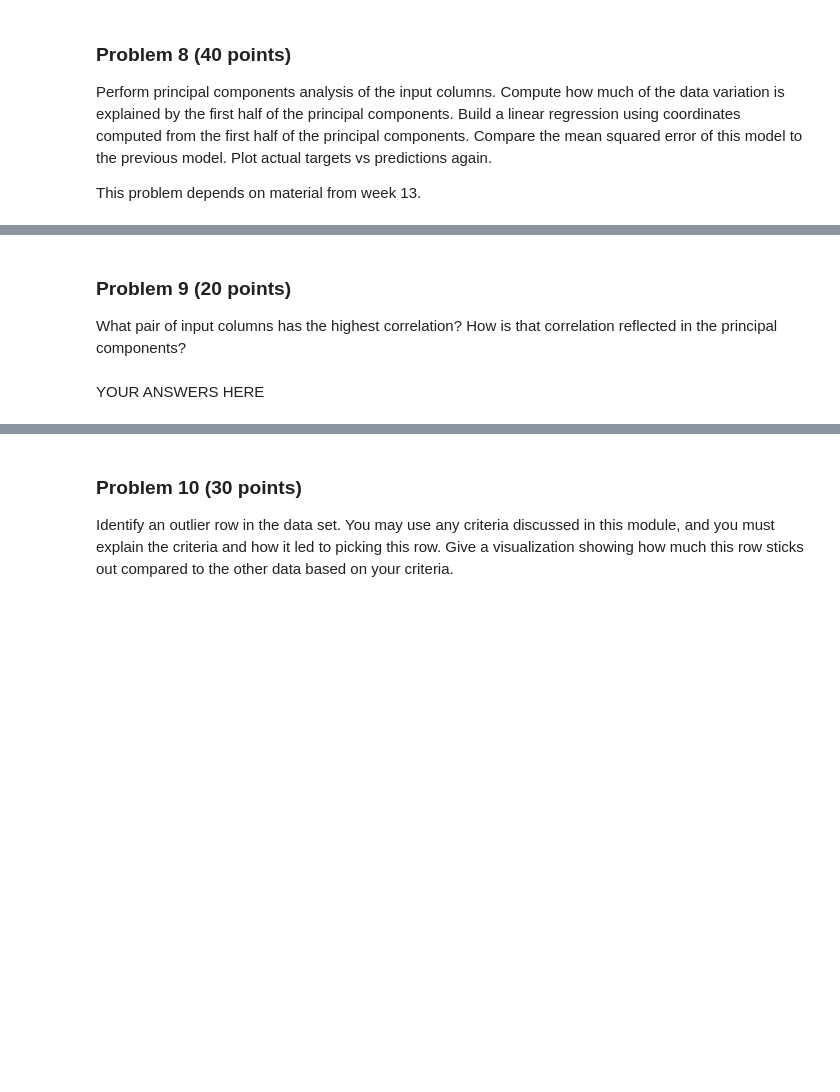
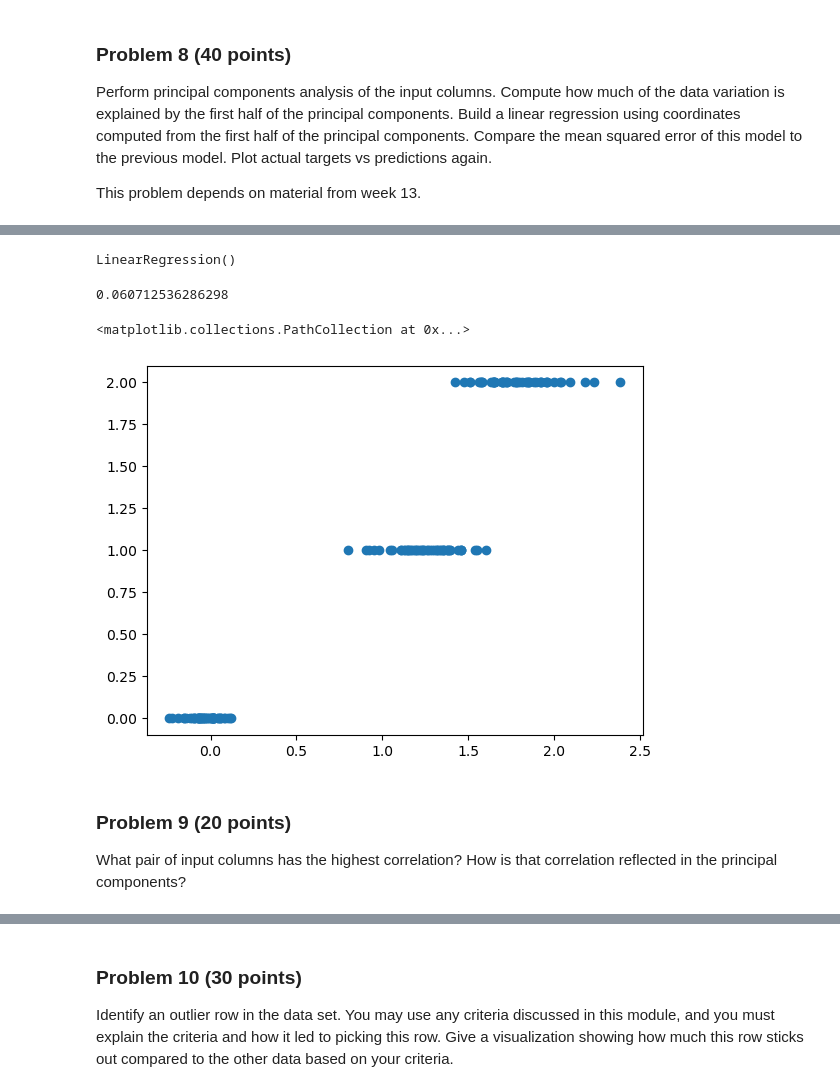
Before and after one commit to calebhadley1/dx601-final-project, a Jupyter notebook: project.ipynb, the cells around one changed output, grey strips where cells are left out. Cells and saved outputs as stored; diff of their text form; code cells hidden in the pictures; blank space fills up the shorter version.

```diff
--- a/project.ipynb
+++ b/project.ipynb
@@ -298,0 +398,3 @@ YOUR ANSWERS HERE
+# %%
+pca_first_half = sklearn.decomposition.PCA(n_components=2)
+pca_first_half.fit(X, y)
@@ -298,0 +403,3 @@ YOUR ANSWERS HERE
+# %%
+X_transformed = pca_first_half.transform(X)
+X_transformed
@@ -299,3 +424,18 @@ YOUR ANSWERS HERE
+# %%
+lin_reg = sklearn.linear_model.LinearRegression()
+lin_reg.fit(X_transformed, y)
+# %% [output]
+LinearRegression()
+# %%
+y_pred = lin_reg.predict(X_transformed)
+sklearn.metrics.mean_squared_error(y_pred, y)
+# %% [output]
+0.060712536286298
+# %%
+plt.scatter(y_pred, y)
+# %% [output]
+<matplotlib.collections.PathCollection at 0x...>
+[figure, added]
 # %% [markdown]
 ### Problem 9 (20 points)
 
@@ -306,2 +443,0 @@ How is that correlation reflected in the principal components?
-# %% [markdown]
-YOUR ANSWERS HERE
```
Also changed, not shown: parts of 30 cells of this notebook.
